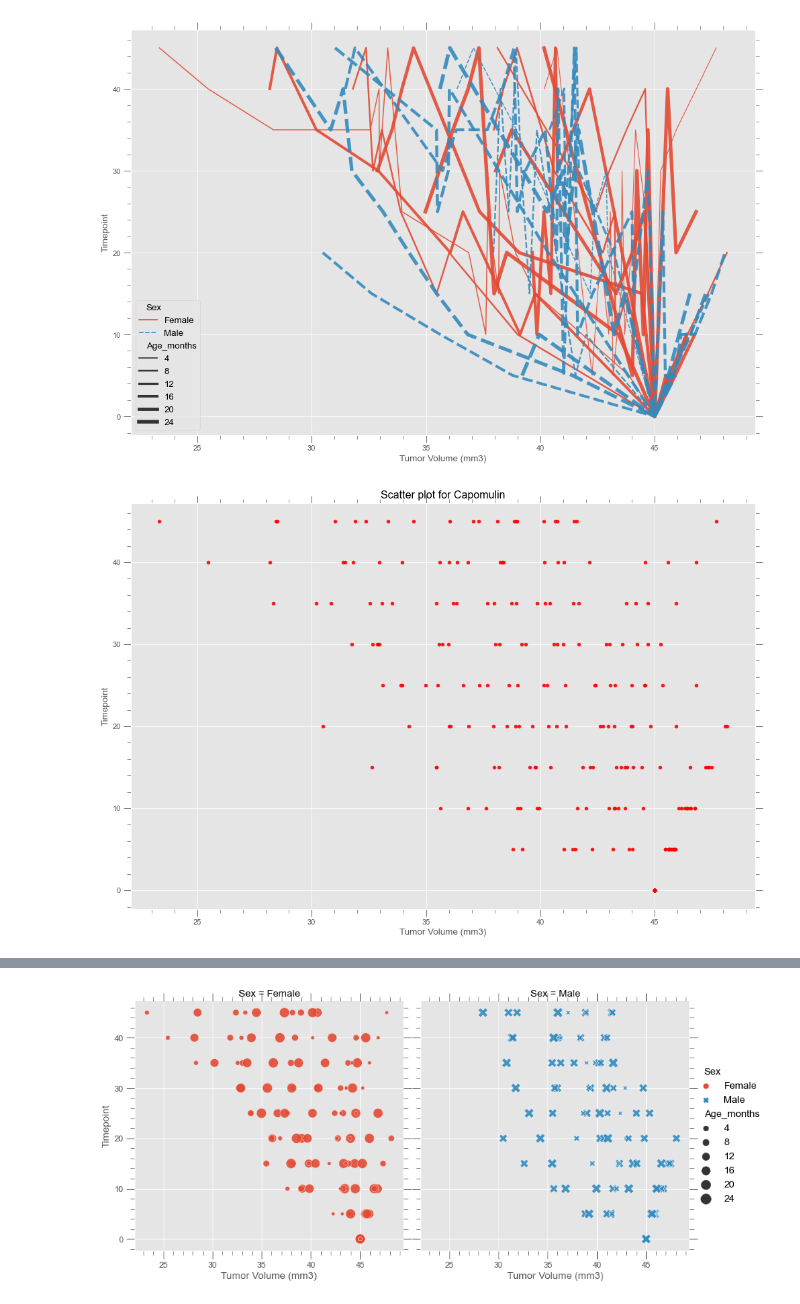
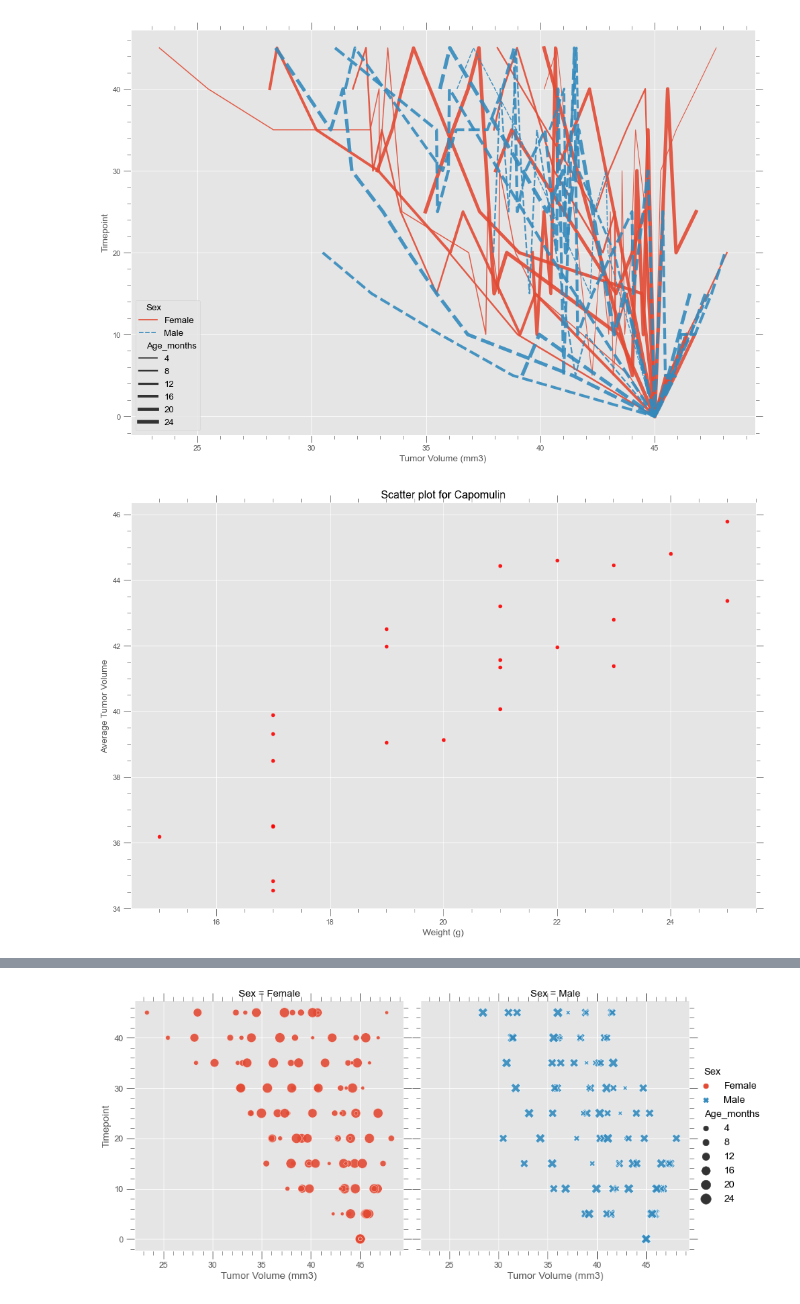
Before and after one commit to pandeysudip/Pharmaceutical-Data-Visulization, a Jupyter notebook: pymaceutical.ipynb, the cells around one changed output, grey strips where cells are left out. Cells and saved outputs as stored; diff of their text form; code cells hidden in the pictures.

```diff
--- a/pymaceutical.ipynb
+++ b/pymaceutical.ipynb
@@ -644,12 +637,14 @@ plt.show()
 # %%
 # Generate a scatter plot of average tumor volume vs. mouse weight for the Capomulin regimen
 df_camp=df_combined[df_combined['Drug Regimen']=='Capomulin']
+df_c=df_camp.groupby('Mouse ID').agg({'Tumor Volume (mm3)': 'mean',
+                                'Weight (g)':lambda x: x.unique()})
 fig, ax=plt.subplots(figsize=(15,10))
-df_camp.plot(x='Tumor Volume (mm3)', y='Timepoint',kind='scatter',color='red', alpha=0.9,  ax=ax)
-ax.set_title("Scatter plot for Capomulin")
+df_c.plot(y='Tumor Volume (mm3)', x='Weight (g)',kind='scatter',color='red', alpha=0.9,  ax=ax)
+ax.set(title="Scatter plot for Capomulin", ylabel='Average Tumor Volume')
 plt.show()
 # %% [output]
-[figure, old version]
+[figure, new version]
 # %%
 #using seaborn scatter plot
 fig, ax=plt.subplots(figsize=(15,10))
```
Also changed, not shown: parts of 6 cells of this notebook.
